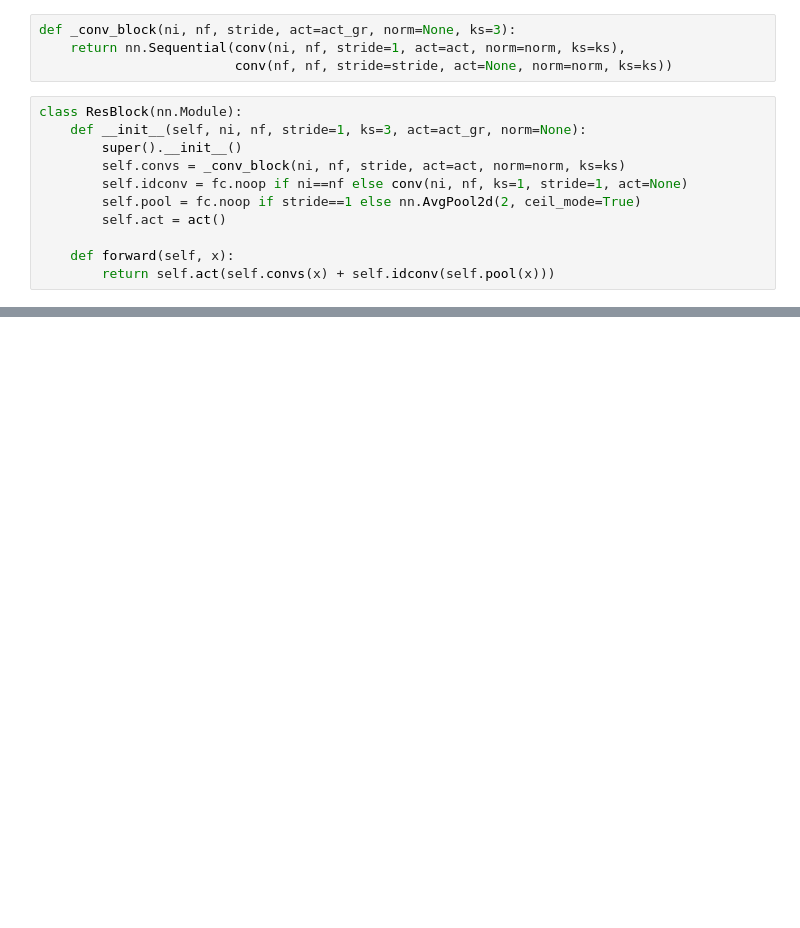
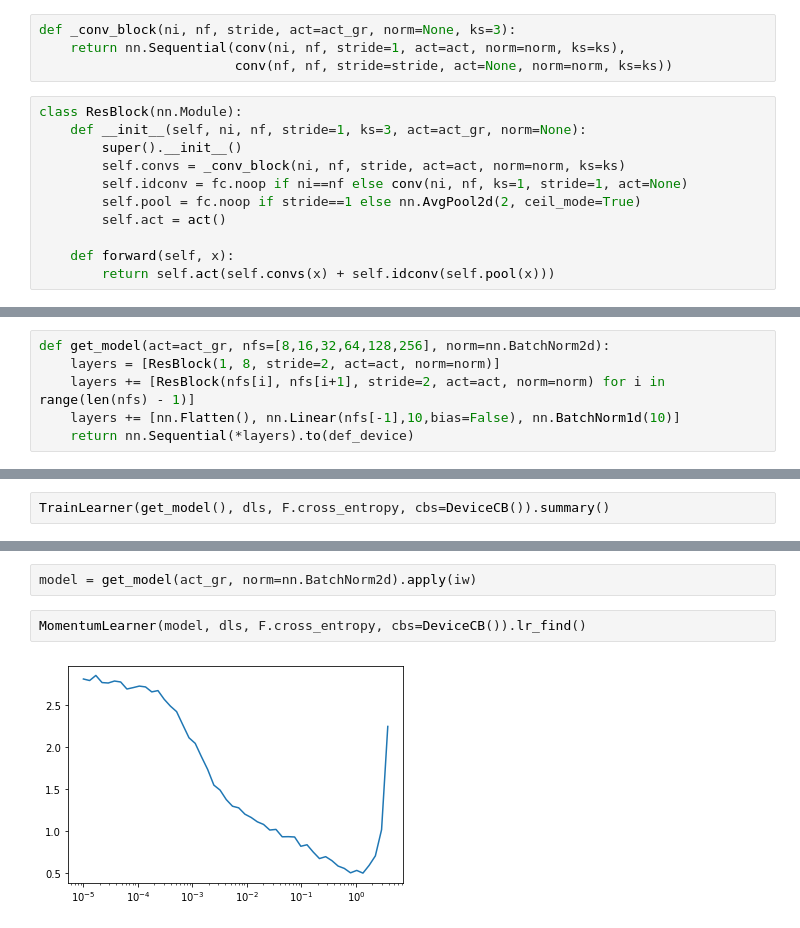
Before and after one commit to hemant0591/ResNets, a Jupyter notebook: ResNets.ipynb, the cells around one changed output, grey strips where cells are left out. Drawn from its saved outputs; the diff is of its cells as text; blank space fills up the shorter version.

```diff
--- a/ResNets.ipynb
+++ b/ResNets.ipynb
@@ -114,0 +113,6 @@ Type:      function
+# %%
+def get_model(act=act_gr, nfs=[8,16,32,64,128,256], norm=nn.BatchNorm2d):
+    layers = [ResBlock(1, 8, stride=2, act=act, norm=norm)]
+    layers += [ResBlock(nfs[i], nfs[i+1], stride=2, act=act, norm=norm) for i in range(len(nfs) - 1)]
+    layers += [nn.Flatten(), nn.Linear(nfs[-1],10,bias=False), nn.BatchNorm1d(10)]
+    return nn.Sequential(*layers).to(def_device)
@@ -114,0 +152,2 @@ Type:      function
+# %%
+TrainLearner(get_model(), dls, F.cross_entropy, cbs=DeviceCB()).summary()
@@ -114,0 +167,6 @@ Type:      function
+# %%
+model = get_model(act_gr, norm=nn.BatchNorm2d).apply(iw)
+# %%
+MomentumLearner(model, dls, F.cross_entropy, cbs=DeviceCB()).lr_find()
+# %% [output]
+[figure, added]
```
Also changed, not shown: parts of 14 cells of this notebook.
